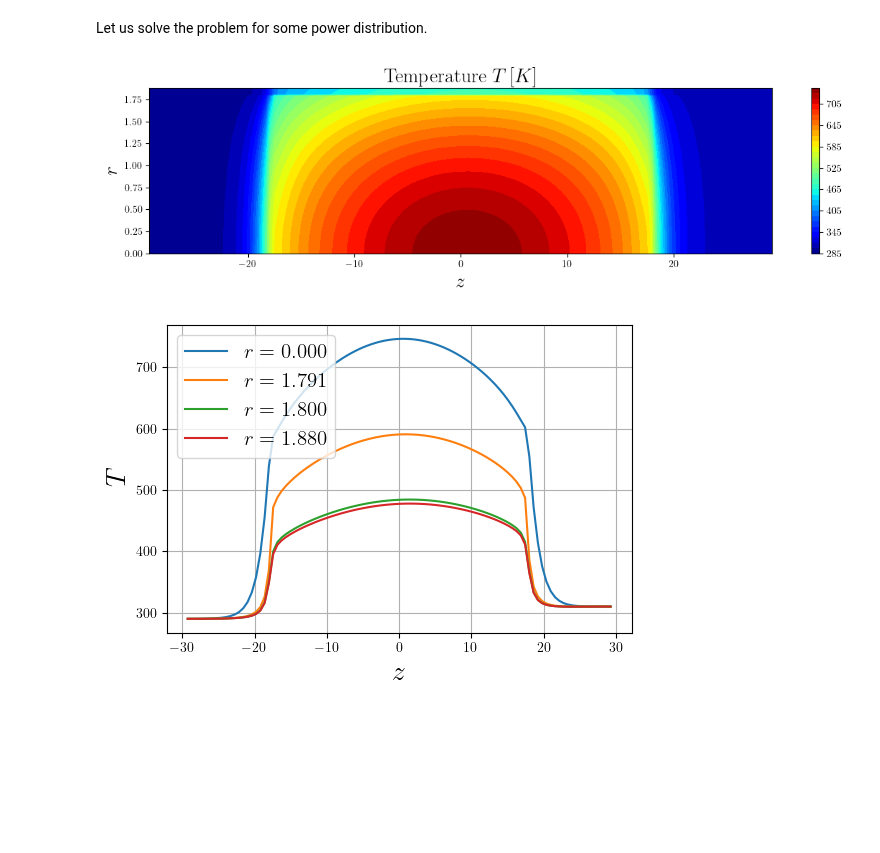
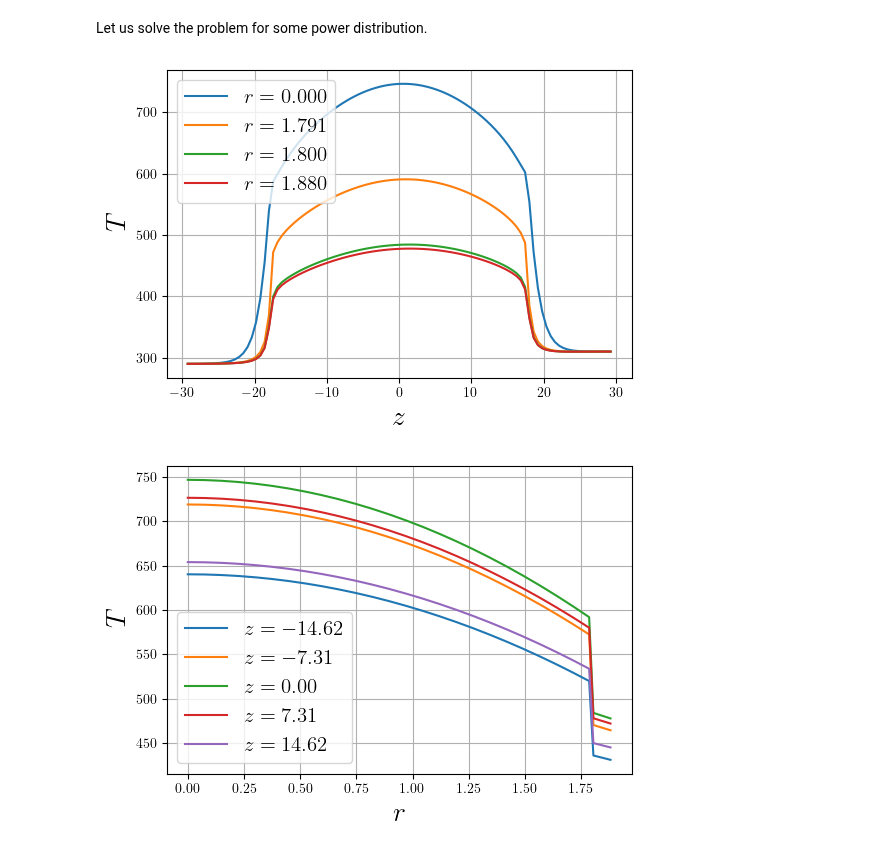
Before and after one commit to Steriva/FEniCSx-tutorials, a Jupyter notebook: 2D/Heat Equation/Steady/pin_solid.ipynb, the cells around one changed output. Saved outputs shown, nothing was run; the diff lists cells and outputs as text; code cells hidden in the pictures; blank space fills up the shorter version.

```diff
--- a/2D/Heat Equation/Steady/pin_solid.ipynb
+++ b/2D/Heat Equation/Steady/pin_solid.ipynb
@@ -271,7 +271,7 @@ class thermal():
     def plot1D_y(self, T, L, R, filename):
 
         Ny = 100
-        x_grid = np.array([-L/2+0.5, -L/4, -L/8, 0., L/8, L/4, L/2-0.5])
+        x_grid = np.array([-L/4, -L/8, 0., L/8, L/4])
         Nx = len(x_grid)
         y_grid = np.linspace(0, R, Ny)
 
@@ -349,19 +346,19 @@ TH.assemble(h, water_out_marker)
 # %%
 L = 29.25 * 2
 
 fuel_or = 1.791
 clad_ir = 1.800
 clad_or = 1.880
 
 power_fun = lambda x, y: 10 * np.cos(np.pi*(x/70)) + 0.0 * y
 T_b_fun = lambda x, y: 300 + 10 * np.sin(np.pi*x/L)
 sol = TH.solve(power_fun, T_b_fun)
 
-TH.plot2D(sol, L, clad_or, 'T_snap')
+# TH.plot2D(sol, L, clad_or, 'T_snap')
 # TH.plot2D(TH.q, L, clad_or, 'power')
 # TH.plot2D(TH.k, L, clad_or, 'th_cond')
-
 TH.plot1D_x(sol, L, fuel_or, clad_ir, clad_or, 'AxialPlot')
+TH.plot1D_y(sol, L, clad_or, 'RadialPlots')
 # %% [output]
-[figure, old version]
+[figure, new version]
-[figure, old version]
+[figure, new version]
```
Also changed, not shown: parts of 2 cells of this notebook, 2 other files.
